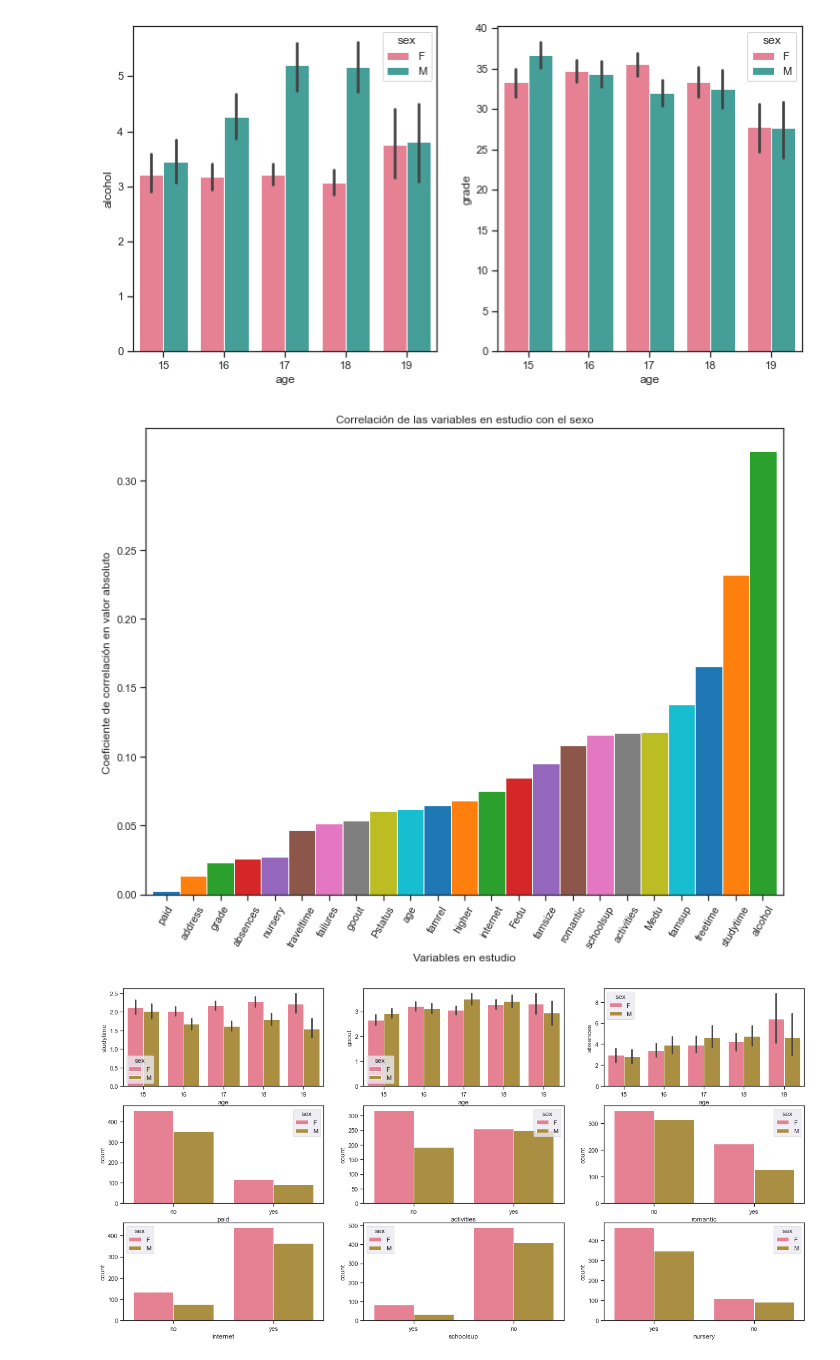
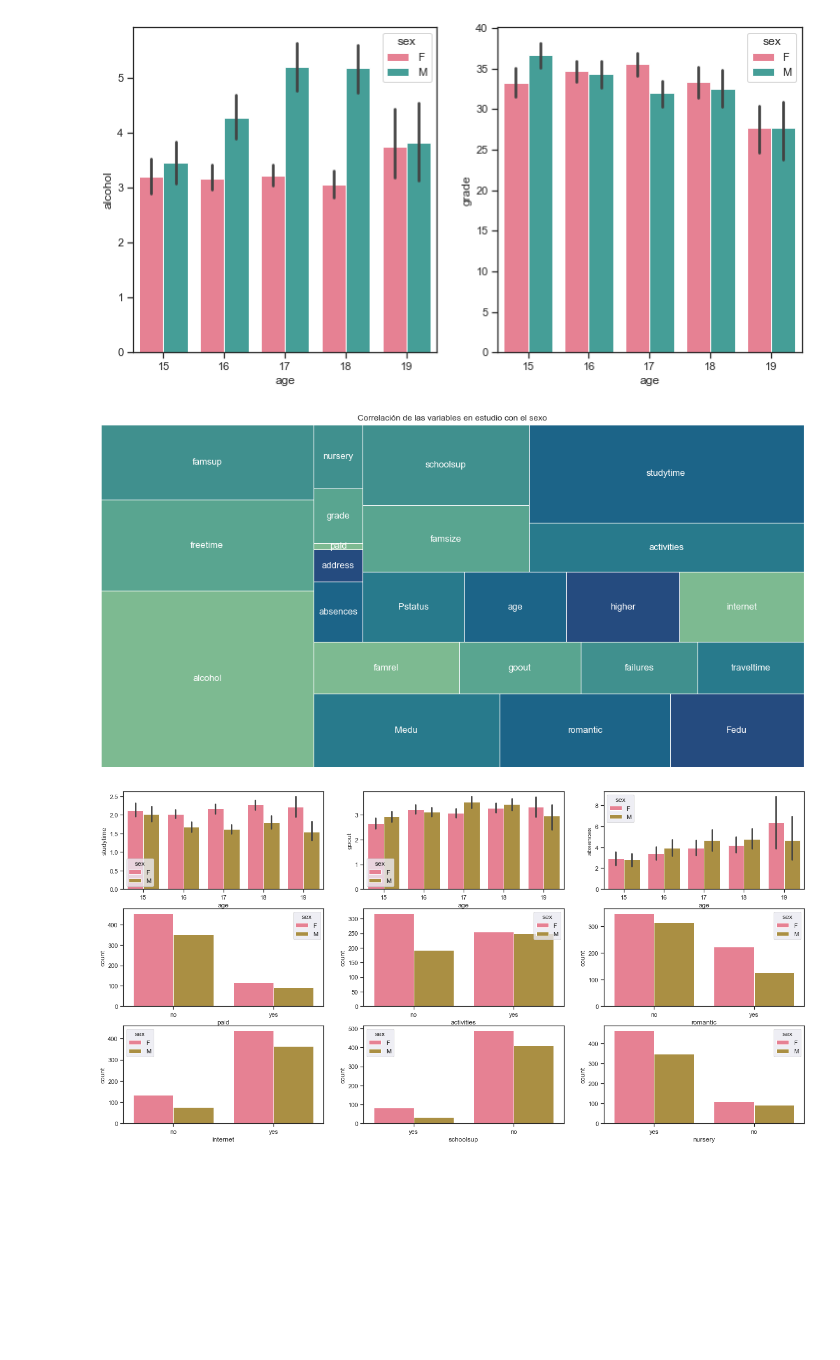
Before and after one commit to Adriagallardo/Adria-Gallardo-Thebridge, a Jupyter notebook: Proyectos/EDA/src/main.ipynb, the cells around one changed output. Saved outputs shown, nothing was run; the diff lists cells and outputs as text; code cells hidden in the pictures; blank space fills up the shorter version.

```diff
--- a/Proyectos/EDA/src/main.ipynb
+++ b/Proyectos/EDA/src/main.ipynb
@@ -407,10 +430,10 @@ plt.savefig(".." + os.sep + "reports" + os.sep + "from_main" + os.sep + "images"
 [figure]
 # %%
 #Para verificar lo anteriormente dicho, como muestra la gráfica a continuación, el sexo y las notas no tienen apenas correlación.
-vi.corr_onevalue_graphic(data=data_binary.corr()['sex'].sort_values(), variable = "el sexo")
+vi.corr_onevalue_graphic_abs(data=data_binary.corr().sex.sort_values(), variable = "el sexo")
 plt.savefig(".." + os.sep + "reports" + os.sep + "from_main" + os.sep + "images" + os.sep + "correlation_sex_abs.jpg")
 # %% [output]
-[figure, old version]
+[figure, new version]
 # %%
 #A continuación, se utilizan gráficos referenciados a columnas del Dataframe para determinar si el sexo dictamina diferencias en las costumbres cuotidianas de los alumnos.
 
```
Also changed, not shown: parts of 11 cells of this notebook, 41 other files.
